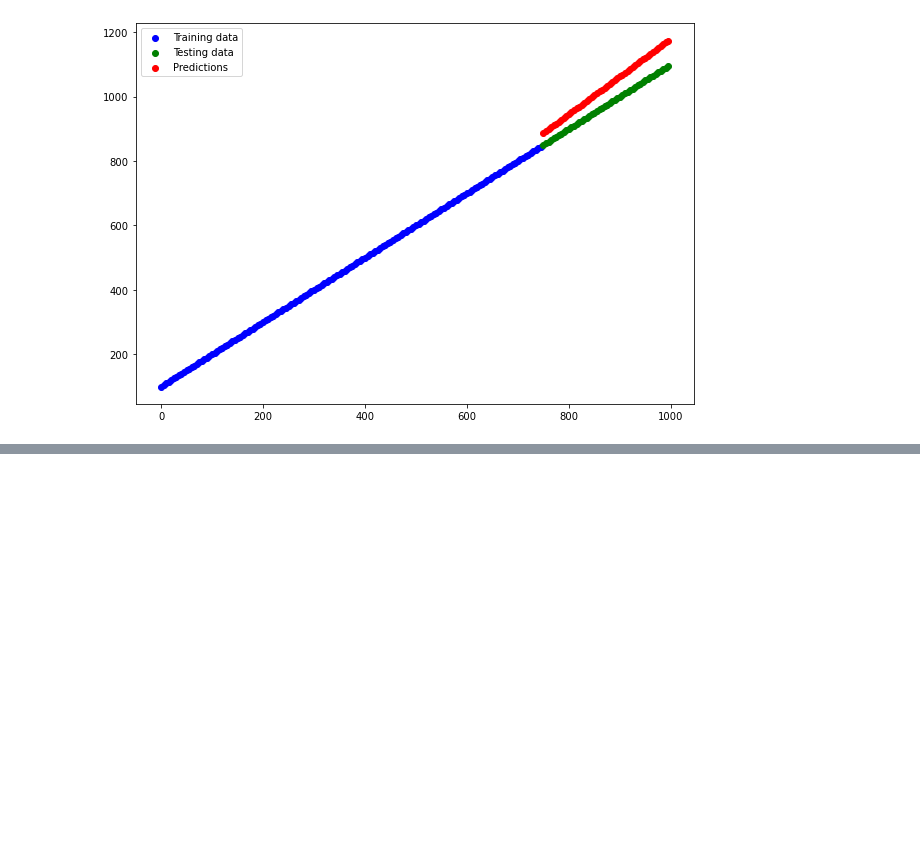
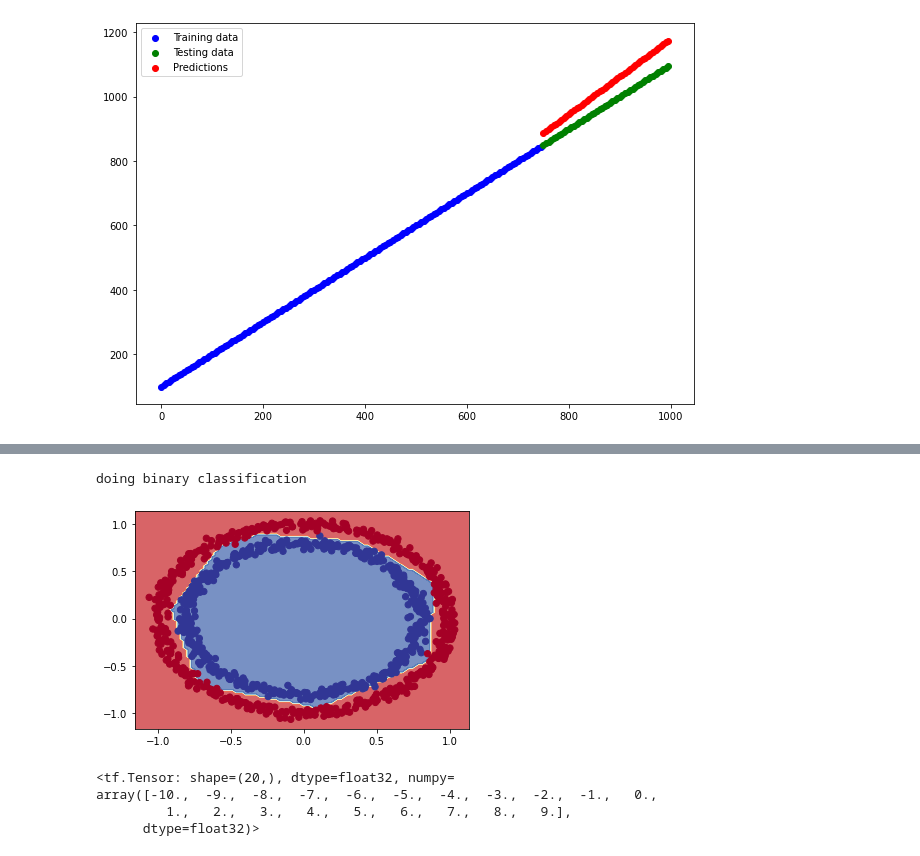
Before and after one commit to Goyalscode/Character-Recognition-Using-DL, a Jupyter notebook: learning_concepts_practice/practice.ipynb, the cells around one changed output, grey strips where cells are left out. Cells and saved outputs as stored; diff of their text form; code cells hidden in the pictures; blank space fills up the shorter version.

```diff
--- a/learning_concepts_practice/practice.ipynb
+++ b/learning_concepts_practice/practice.ipynb
@@ -3562,0 +3696,19 @@ plt.legend()
+# %%
+# changing the output function in output layer
+
+# for a dense layer --> activation by default is none
+# for binary classification --> output layer has sigmoid activation function
+
+tf.random.set_seed(42)
+
+model_7 = tf.keras.Sequential([
+          tf.keras.layers.Dense(4, activation="relu"),
+         tf.keras.layers.Dense(4, activation = "relu"),
+         tf.keras.layers.Dense(1, activation="sigmoid")
+])
+
+model_7.compile(loss = "binary_crossentropy",
+                optimizer = tf.keras.optimizers.Adam(lr = 0.001),
+                metrics = ["accuracy"])
+
+history = model_7.fit(X, y, epochs = 100)
@@ -3562,0 +3740,7 @@ plt.legend()
+# %%
+# visualize the model, metrics
+
+plot_decision_boundary(model_7, X, y)
+# %% [output]
+doing binary classification
+[figure, added]
@@ -3562,0 +3756,13 @@ plt.legend()
+# %%
+# applying the linear and non-linear functions
+# see them in action (linear and non_linear functions)
+
+# create a toy a tensor (similar to data we pass into our models)
+
+A = tf.cast(tf.range(-10, 10), tf.float32)
+A
+# %% [output]
+<tf.Tensor: shape=(20,), dtype=float32, numpy=
+array([-10.,  -9.,  -8.,  -7.,  -6.,  -5.,  -4.,  -3.,  -2.,  -1.,   0.,
+         1.,   2.,   3.,   4.,   5.,   6.,   7.,   8.,   9.],
+      dtype=float32)>
```
Also changed, not shown: parts of 70 cells of this notebook.
